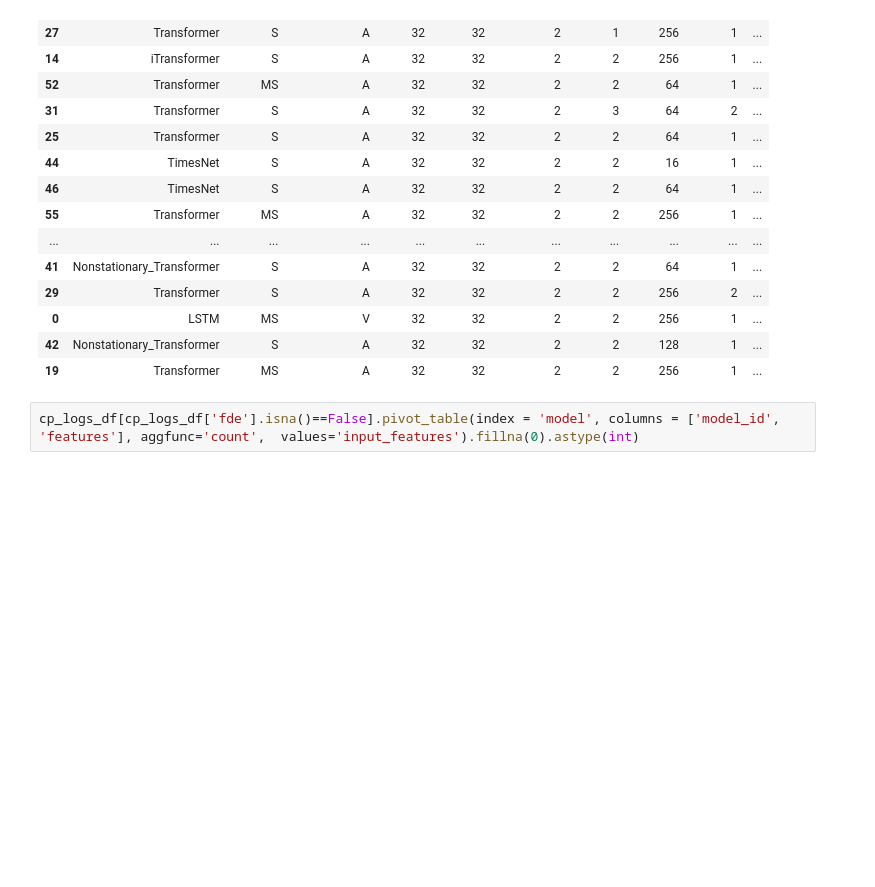
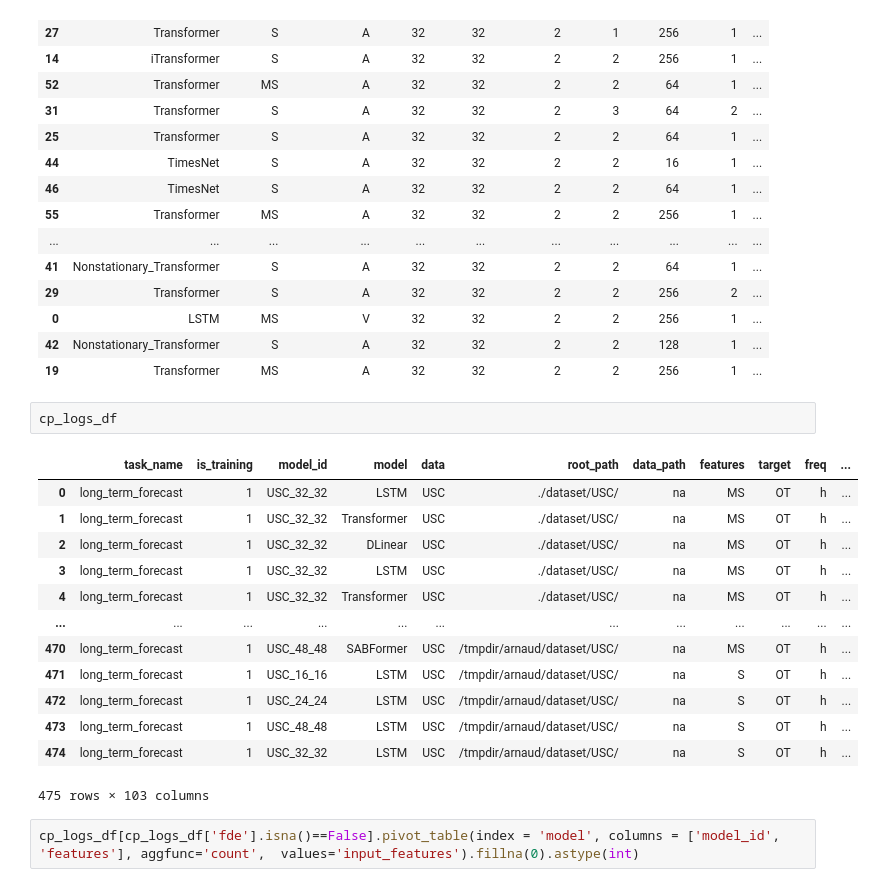
Before and after one commit to arnaud-odet/Time-Series-Library, a Jupyter notebook: results.ipynb, the cells around one changed output. Drawn from its saved outputs; the diff is of its cells as text; blank space fills up the shorter version.

```diff
--- a/results.ipynb
+++ b/results.ipynb
@@ -161,6 +178,22 @@ cp_logs_df[cp_query][['model','features','input_features','seq_len', 'pred_len',
 | 0 | LSTM | MS | V | 32 | 32 | 2 | 2 | 256 | 1 | ... |
 | 42 | Nonstationary_Transformer | S | A | 32 | 32 | 2 | 2 | 128 | 1 | ... |
 | 19 | Transformer | MS | A | 32 | 32 | 2 | 2 | 256 | 1 | ... |
+# %%
+cp_logs_df
+# %% [output]
+|  | task_name | is_training | model_id | model | data | root_path | data_path | features | target | freq | ... |
+| 0 | long_term_forecast | 1 | USC_32_32 | LSTM | USC | ./dataset/USC/ | na | MS | OT | h | ... |
+| 1 | long_term_forecast | 1 | USC_32_32 | Transformer | USC | ./dataset/USC/ | na | MS | OT | h | ... |
+| 2 | long_term_forecast | 1 | USC_32_32 | DLinear | USC | ./dataset/USC/ | na | MS | OT | h | ... |
+| 3 | long_term_forecast | 1 | USC_32_32 | LSTM | USC | ./dataset/USC/ | na | MS | OT | h | ... |
+| 4 | long_term_forecast | 1 | USC_32_32 | Transformer | USC | ./dataset/USC/ | na | MS | OT | h | ... |
+| ... | ... | ... | ... | ... | ... | ... | ... | ... | ... | ... | ... |
+| 470 | long_term_forecast | 1 | USC_48_48 | SABFormer | USC | /tmpdir/arnaud/dataset/USC/ | na | MS | OT | h | ... |
+| 471 | long_term_forecast | 1 | USC_16_16 | LSTM | USC | /tmpdir/arnaud/dataset/USC/ | na | S | OT | h | ... |
+| 472 | long_term_forecast | 1 | USC_24_24 | LSTM | USC | /tmpdir/arnaud/dataset/USC/ | na | S | OT | h | ... |
+| 473 | long_term_forecast | 1 | USC_48_48 | LSTM | USC | /tmpdir/arnaud/dataset/USC/ | na | S | OT | h | ... |
+| 474 | long_term_forecast | 1 | USC_32_32 | LSTM | USC | /tmpdir/arnaud/dataset/USC/ | na | S | OT | h | ... |
+475 rows × 103 columns
 # %%
 cp_logs_df[cp_logs_df['fde'].isna()==False].pivot_table(index = 'model', columns = ['model_id', 'features'], aggfunc='count',  values='input_features').fillna(0).astype(int)
 # %% [output]
```
Also changed, not shown: parts of 4 cells of this notebook, 6 other files.
